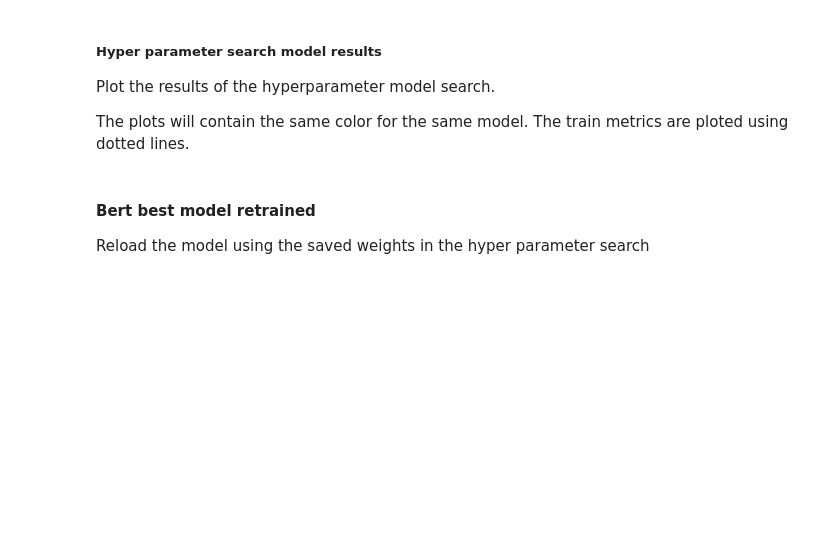
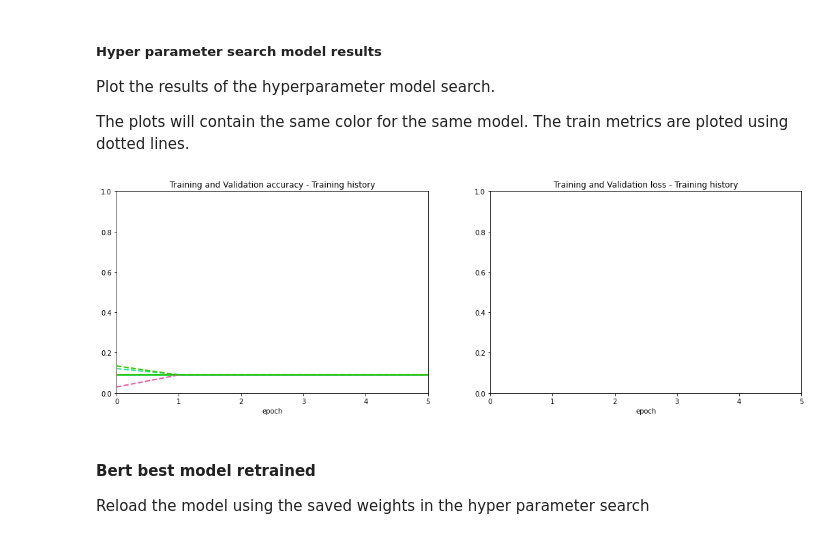
Before and after one commit to glypher/lyrics_classification, a Jupyter notebook: songs.ipynb, the cells around one changed output. Saved outputs shown, nothing was run; the diff lists cells and outputs as text; code cells hidden in the pictures; blank space fills up the shorter version.

```diff
--- a/songs.ipynb
+++ b/songs.ipynb
@@ -503,20 +582,27 @@ steps_per_epoch = (int)(len(trainDFsplit) / BATCH_SIZE)
 num_train_steps = steps_per_epoch * TRAIN_EPOCHS
 num_warmup_steps = int(0.1*num_train_steps)
 
-def create_optimizer():
-    return official.nlp.optimization.create_optimizer(init_lr=3e-5,
+def create_optimizer(lr=3e-5):
+    return official.nlp.optimization.create_optimizer(init_lr=lr,
                                           num_train_steps=num_train_steps,
                                           num_warmup_steps=num_warmup_steps,
                                           optimizer_type='adamw')
 
 # Search the hyperparameter space for the best model
-nlpHyperLookup = mm.HyperParamsLookup(lambda hyper_params: BertModel(**hyper_params),
-                                      lambda hist: np.max(hist.history('accuracy', mm.DataType.VALIDATION)))
-nlpHyperLookup.grid_search((trainDF, valDF),  True,
-                           trainEpochs=[TRAIN_EPOCHS],
-                           dropoutRate=[0.5],
-                           class_weights=[get_class_weights(trainDFsplit)],
-                           pooled_size=[1, 'max_words', 'all'],
-                           max_words=[32, 64, 128],
-                           delta=[0, 8, 16, 32],
-                           optimizer=[create_optimizer] )
+lstm_lookup = mm.HyperParamsLookup(lambda hyper_params: LSTMModel(**hyper_params),
+                                  lambda hist: np.max(hist.history('accuracy', mm.DataType.VALIDATION)))
+
+for trainDFsplit, valDFsplit in get_stratified_kfold(trainDF, 2):
+    class_weights = get_class_weights(trainDFsplit, codes=True)
+
+    lstm_lookup.grid_search((trainDFsplit, valDFsplit),  True,
+                            train_epochs=[TRAIN_EPOCHS],
+                            optimizer=[create_optimizer],
+                            class_weight=[class_weights],
+                            sequence_length=[256],
+                            embedding_size=[128],
+                            lstm_hidden_size=[128],
+                            dense_size=[[64]],
+                            dropout_rate=[0.3],
+                            embeddings=[('none', {}, ['lower', 'tokenize', 'stem', 'remove_punctuation'])]
+                           )
@@ -526,8 +630,10 @@ Plot the results of the hyperparameter model search.
 
 The plots will contain the same color for the same model. The train metrics are ploted using dotted lines.
 # %%
-ev = mm.ModelEvaluation(nlpHyperLookup.history)
+ev = mm.ModelEvaluation(lstm_lookup.history)
 ev.plot_history('Training history', ['accuracy', 'loss'])
+# %% [output]
+[figure, added]
 # %% [markdown]
 #### Bert best model retrained
 Reload the model using the saved weights in the hyper parameter search
```
Also changed, not shown: parts of 17 cells of this notebook.
